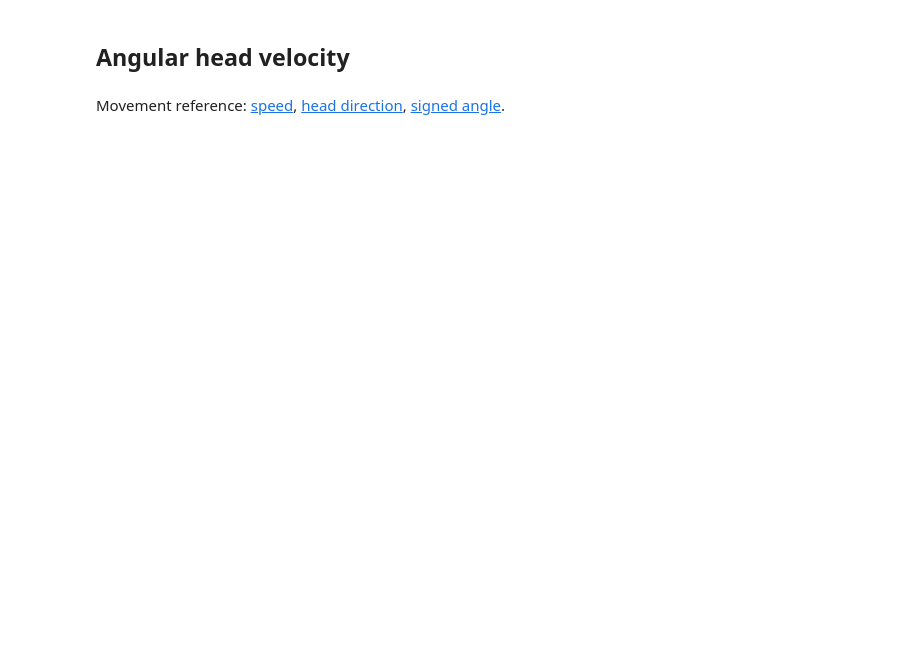
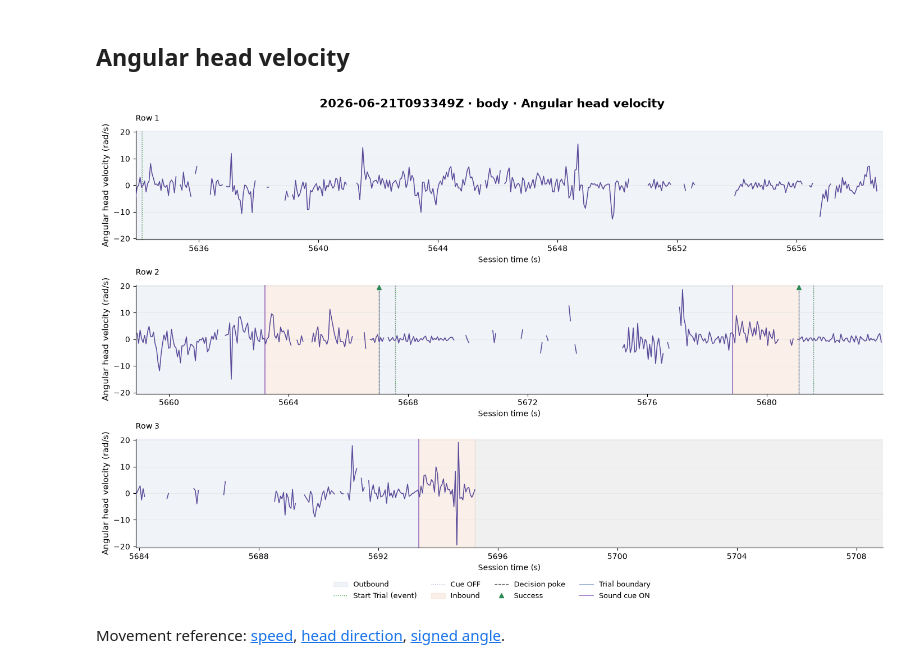
Before and after one commit to Keshavarzi-lab/data-conduit, a Jupyter notebook: src/movement_figures/Figures/Kinematics/kinematics.ipynb, the cells around one changed output. Saved outputs shown, nothing was run; the diff lists cells and outputs as text; code cells hidden in the pictures; blank space fills up the shorter version.

```diff
--- a/src/movement_figures/Figures/Kinematics/kinematics.ipynb
+++ b/src/movement_figures/Figures/Kinematics/kinematics.ipynb
@@ -546,21 +659,18 @@ for session_id, selected in selected_recordings.items():
 # %% [markdown]
 ## Angular head velocity
 # %%
-# === 1| Draw angular head velocity separately for each selected recording =================
+# === 1| Draw angular head velocity for every selected recording =======================
 
-angular_head_velocity_figures = {}
-for session_id, selected in selected_recordings.items():
-    trace = selected["measurements"]["angular_head_velocity"]
-    figure, axes = plot_wrapped_kinematic_trace(
-        trace,                                                 # Already calculated and selected; drawing does not change values.
-        selected["trials"],                                     # Annotation rows from this recording and selected interval only.
-        selected["events"],                                     # Tied event rows have already been selected by their event IDs.
-        row_duration_s=ROW_DURATION_S,                          # Fixed display width in acquisition seconds for every panel.
-        ylabel=f"Angular head velocity ({trace.attrs['units']})",
-        title=f"{session_id} · {TRACKING_KEYPOINT} · Angular head velocity",
-        y_mode="symmetric",
-    )
-    angular_head_velocity_figures[session_id] = (figure, axes)                   # Retain handles for explicit export or further display edits.
-    plt.show()
+angular_head_velocity_figures = plot_recording_kinematic_traces(
+    selected_recordings,                     # Selected trials and measured values are reused.
+    measurement_name="angular_head_velocity",
+    measurement_label="Angular head velocity",              # Units are read from each measurement's metadata.
+    tracking_keypoint=TRACKING_KEYPOINT,
+    row_duration_s=ROW_DURATION_S,            # Wrapping changes presentation only.
+    y_mode="symmetric",
+)
+plt.show()                                   # Display remains under the notebook caller's control.
+# %% [output]
+[figure, added]
 # %% [markdown]
 Movement reference: [speed](https://movement.neuroinformatics.dev/latest/api/movement.kinematics.compute_speed.html), [head direction](https://movement.neuroinformatics.dev/latest/api/movement.kinematics.compute_head_direction_vector.html), [signed angle](https://movement.neuroinformatics.dev/latest/api/movement.utils.vector.compute_signed_angle_2d.html).
```
Also changed, not shown: parts of 9 cells of this notebook, 30 other files.
